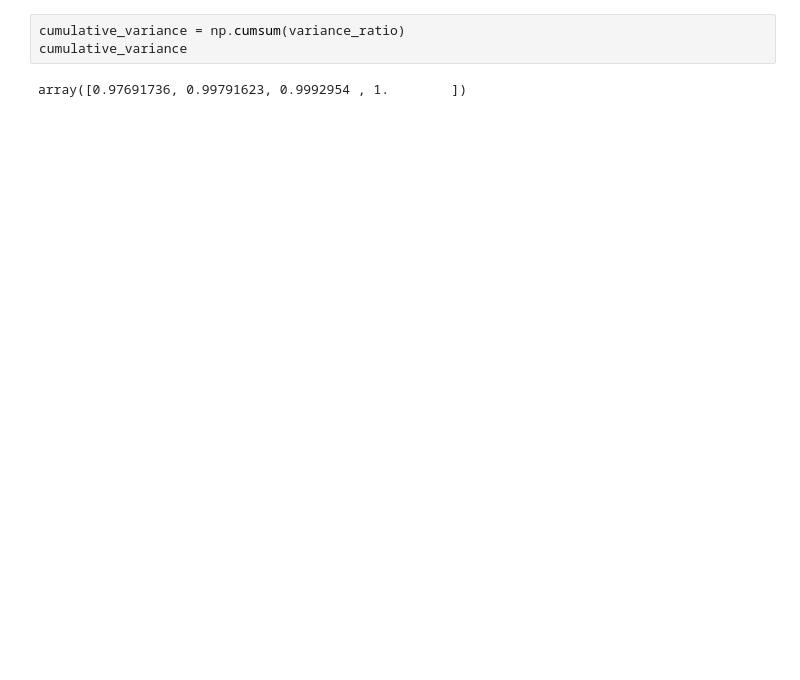
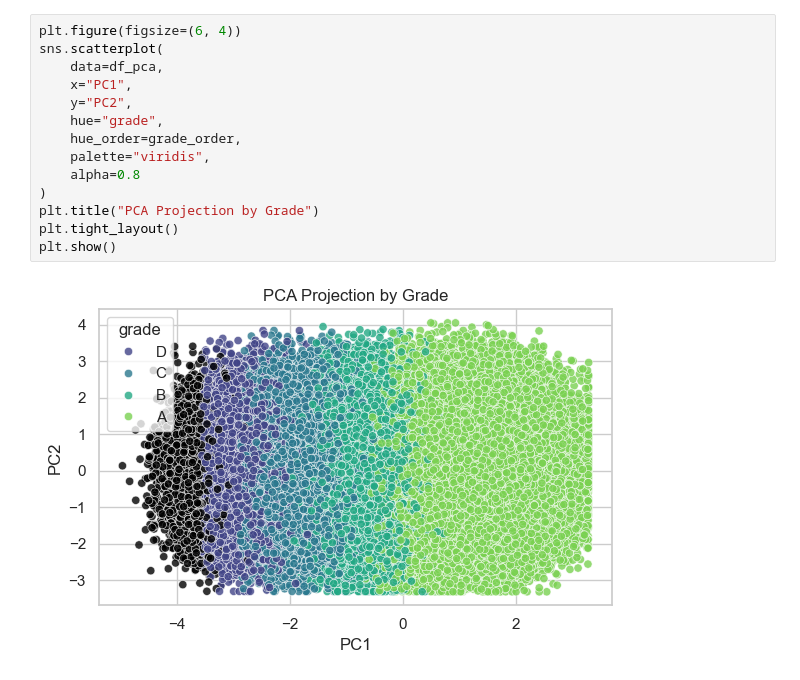
Before and after one commit to DHANYA-P-31/MachineLearning, a Jupyter notebook: PCA/Pca.ipynb, the cells around one changed output. Cells and saved outputs as stored; diff of their text form; blank space fills up the shorter version.

```diff
--- a/PCA/Pca.ipynb
+++ b/PCA/Pca.ipynb
@@ -93,6 +165,17 @@ array([9.76917356e-01, 2.09988715e-02, 1.37917613e-03, 7.04595924e-04])
 # %%
-cumulative_variance = np.cumsum(variance_ratio)
-cumulative_variance
+plt.figure(figsize=(6, 4))
+sns.scatterplot(
+    data=df_pca,
+    x="PC1",
+    y="PC2",
+    hue="grade",
+    hue_order=grade_order,
+    palette="viridis",
+    alpha=0.8
+)
+plt.title("PCA Projection by Grade")
+plt.tight_layout()
+plt.show()
 # %% [output]
-array([0.97691736, 0.99791623, 0.9992954 , 1.        ])
+[figure, added]
 # %%
```
Also changed, not shown: parts of 13 cells of this notebook.
